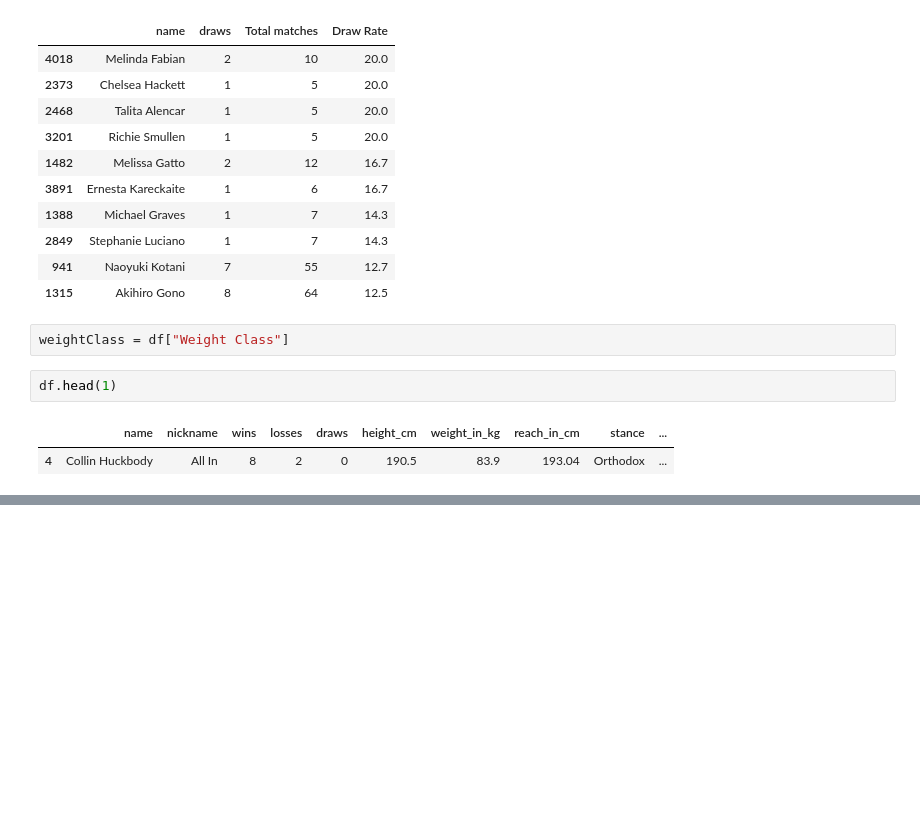
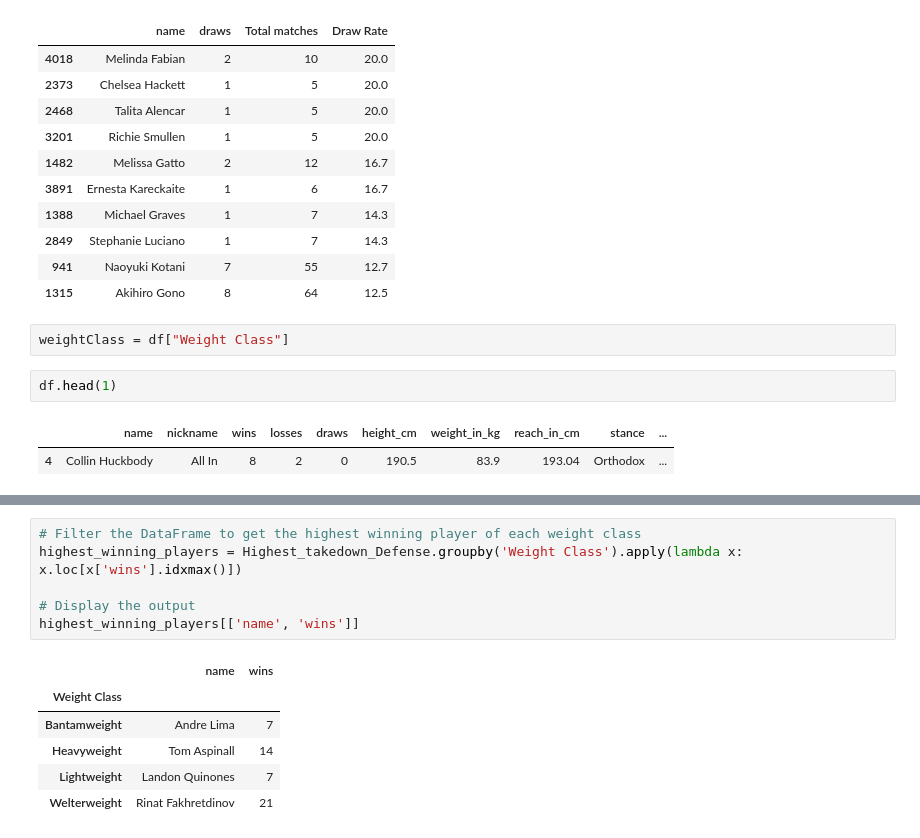
Before and after one commit to chanupadeshan/UFC-Fighters-Statistics-2024, a Jupyter notebook: main.ipynb, the cells around one changed output, grey strips where cells are left out. Drawn from its saved outputs; the diff is of its cells as text; blank space fills up the shorter version.

Commit message:
top winning player for each Weight Class

```diff
--- a/main.ipynb
+++ b/main.ipynb
@@ -693,0 +682,13 @@ df.head(1)
+# %%
+# Filter the DataFrame to get the highest winning player of each weight class
+highest_winning_players = Highest_takedown_Defense.groupby('Weight Class').apply(lambda x: x.loc[x['wins'].idxmax()])
+
+# Display the output
+highest_winning_players[['name', 'wins']]
+# %% [output]
+|  | name | wins |
+| Weight Class |  |  |
+| Bantamweight | Andre Lima | 7 |
+| Heavyweight | Tom Aspinall | 14 |
+| Lightweight | Landon Quinones | 7 |
+| Welterweight | Rinat Fakhretdinov | 21 |
```
Also changed, not shown: parts of 1 cell of this notebook.
